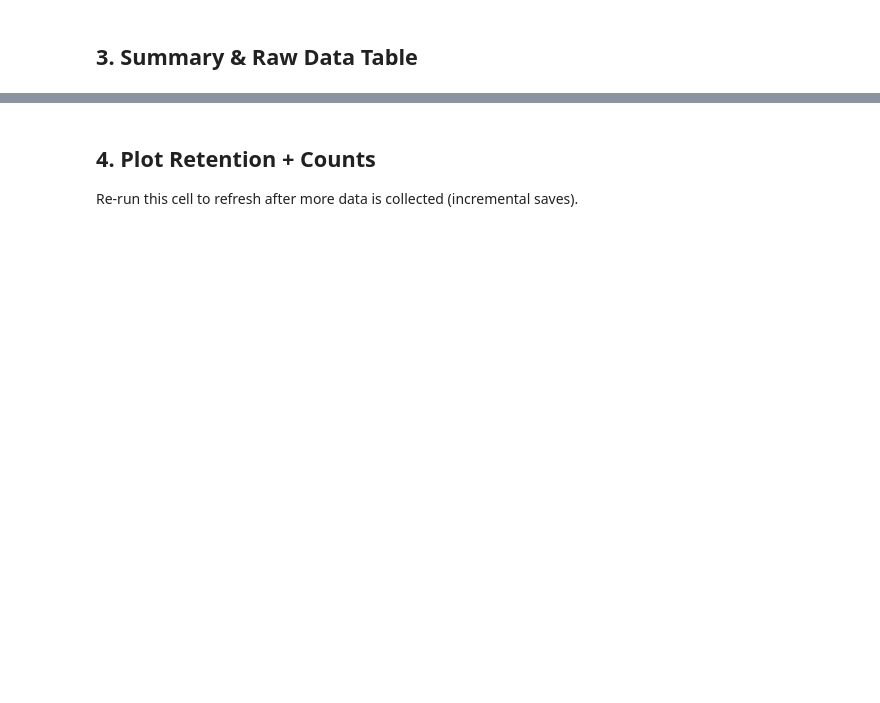
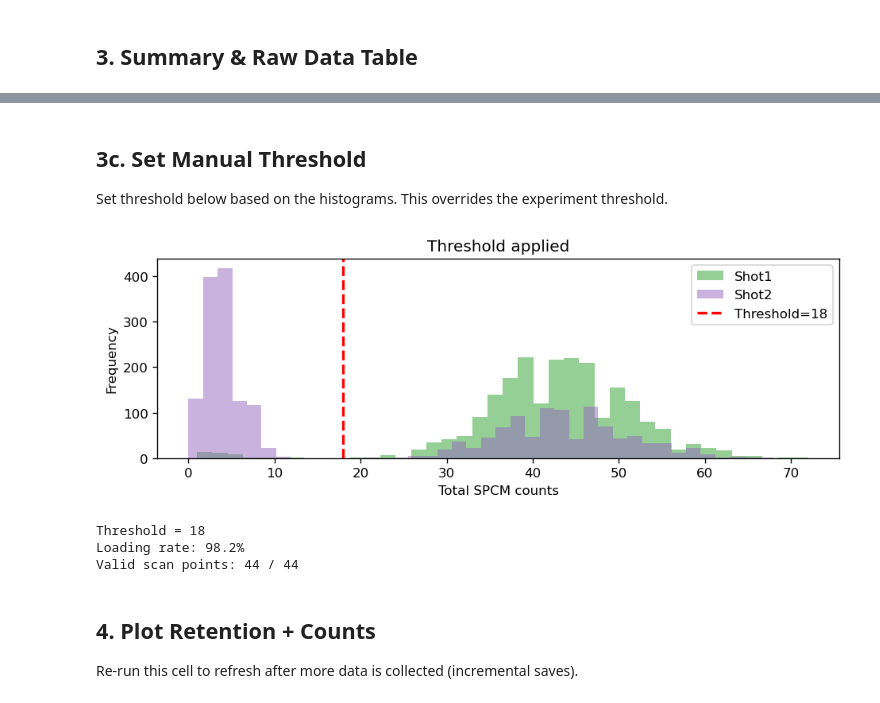
Before and after one commit to QuantumQuadrate/Node3_Cs_Project, a Jupyter notebook: repository/analysis/analyze_mw_scan.ipynb, the cells around one changed output, grey strips where cells are left out. Drawn from its saved outputs; the diff is of its cells as text; code cells hidden in the pictures; blank space fills up the shorter version.

```diff
--- a/repository/analysis/analyze_mw_scan.ipynb
+++ b/repository/analysis/analyze_mw_scan.ipynb
@@ -221,3 +288,59 @@ else:
+# %% [markdown]
+## 3c. Set Manual Threshold
+Set threshold below based on the histograms. This overrides the experiment threshold.
+# %%
+########################################
+THRESHOLD = 18   # <-- set manually from histogram valley
+########################################
+
+# Recompute loaded/retained from raw counts using manual threshold
+shot1_total = np.asarray(data["mw_shot1_spcm1"], dtype=float) + np.asarray(data["mw_shot1_spcm2"], dtype=float)
+shot2_total = np.asarray(data["mw_shot2_spcm1"], dtype=float) + np.asarray(data["mw_shot2_spcm2"], dtype=float)
+
+loaded_raw = (shot1_total > THRESHOLD).astype(float)
+retained_raw = (shot2_total > THRESHOLD).astype(float)
+
+# Recompute per-scan-point retention = N(s1>t & s2>t) / N(s1>t)
+ret = np.zeros(len(unique_x))
+err = np.zeros(len(unique_x))
+n_loaded_per = np.zeros(len(unique_x), dtype=int)
+for i_pt, xv in enumerate(unique_x):
+    mask = x_raw == xv
+    l = loaded_raw[mask]
+    r = retained_raw[mask]
+    n_loaded = int(l.sum())
+    n_retained = int((l * r).sum())
+    n_loaded_per[i_pt] = n_loaded
+    if n_loaded > 0:
+        ret[i_pt] = n_retained / n_loaded
+        err[i_pt] = np.sqrt(max(ret[i_pt]*(1-ret[i_pt]), 0) / n_loaded)
+    else:
+        ret[i_pt] = float("nan")
+        err[i_pt] = float("nan")
+
+load_rate = np.array([loaded_raw[x_raw == xv].mean() for xv in unique_x])
+
+# Show histogram with threshold line
+fig, ax = plt.subplots(figsize=(8, 3))
+ax.hist(shot1_total, bins=40, color="C2", alpha=0.5, label="Shot1")
+ax.hist(shot2_total, bins=40, color="C4", alpha=0.5, label="Shot2")
+ax.axvline(THRESHOLD, color="red", lw=2, ls="--", label="Threshold={:.0f}".format(THRESHOLD))
+ax.set_xlabel("Total SPCM counts")
+ax.set_ylabel("Frequency")
+ax.legend()
+ax.set_title("Threshold applied")
+plt.tight_layout()
+plt.show()
+
+print("Threshold = {:.0f}".format(THRESHOLD))
+print("Loading rate: {:.1f}%".format(100 * loaded_raw.mean()))
+n_valid = sum(~np.isnan(ret))
+print("Valid scan points: {} / {}".format(n_valid, len(unique_x)))
+# %% [output]
+[figure, added]
+Threshold = 18
+Loading rate: 98.2%
+Valid scan points: 44 / 44
 # %% [markdown]
 ## 4. Plot Retention + Counts
 Re-run this cell to refresh after more data is collected (incremental saves).
```
Also changed, not shown: parts of 14 cells of this notebook, 13 other files.
